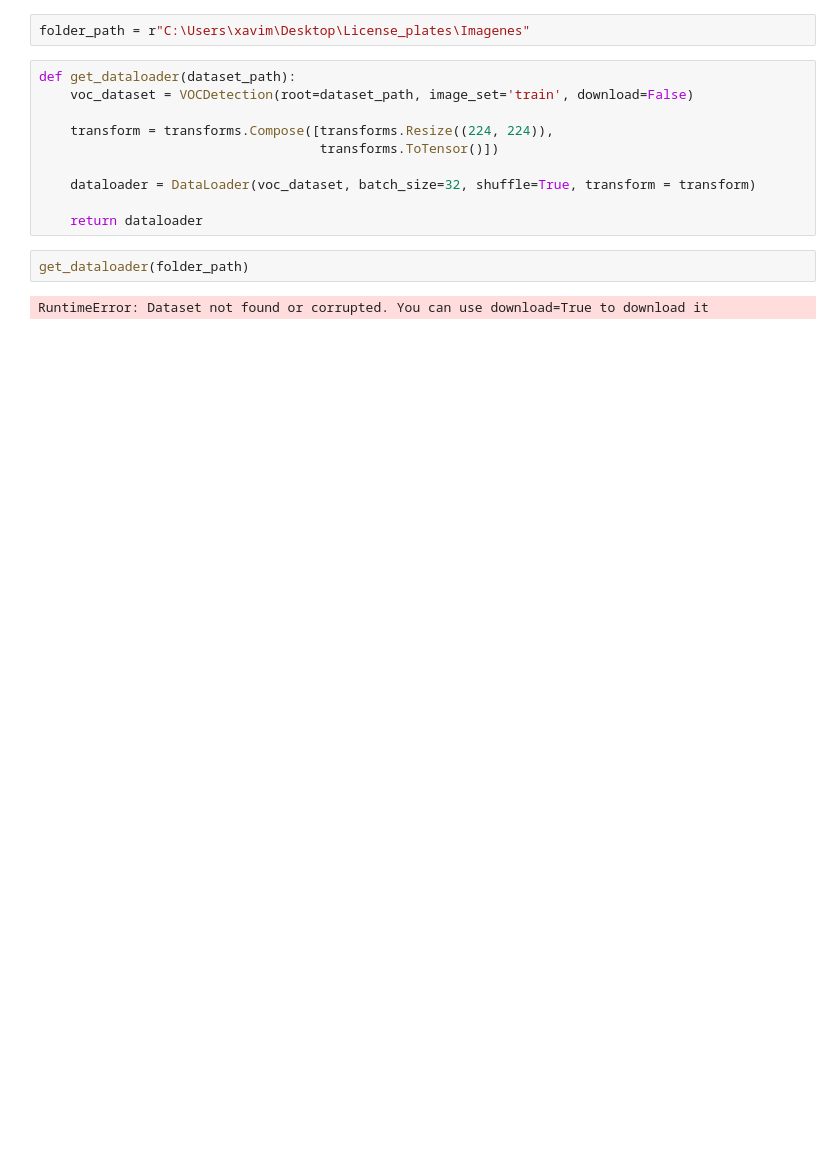
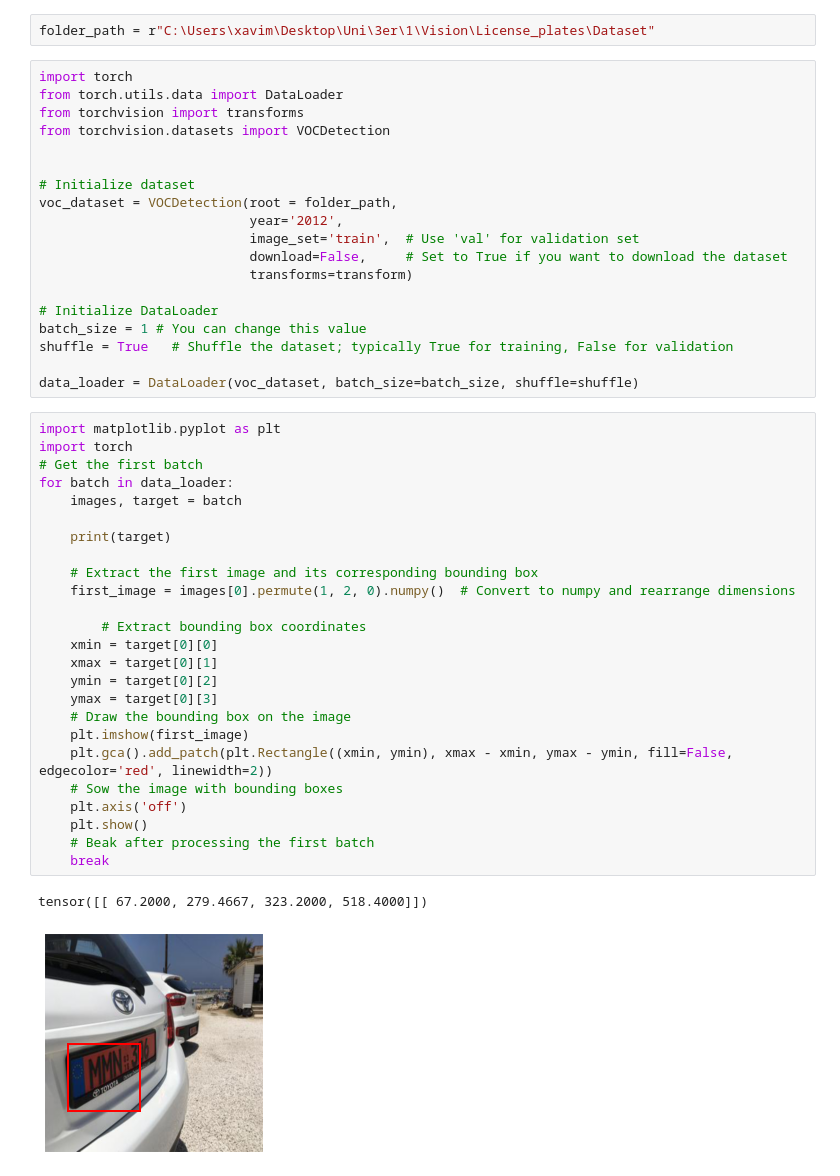
Before and after one commit to adriangar8/vision_learning_project1, a Jupyter notebook: project1/new appr/loader.ipynb, the cells around one changed output. Drawn from its saved outputs; the diff is of its cells as text; blank space fills up the shorter version.

Commit message:
Resize bbox, da mal

```diff
--- a/project1/new appr/loader.ipynb
+++ b/project1/new appr/loader.ipynb
@@ -59,16 +43,49 @@ class CustomVOCDetection(VOCDetection):
 # %%
-folder_path = r"C:\Users\xavim\Desktop\License_plates\Imagenes"
+folder_path = r"C:\Users\xavim\Desktop\Uni\3er\1\Vision\License_plates\Dataset"
-# %%
-def get_dataloader(dataset_path):
-    voc_dataset = VOCDetection(root=dataset_path, image_set='train', download=False)
-
-    transform = transforms.Compose([transforms.Resize((224, 224)),
-                                    transforms.ToTensor()])
-
-    dataloader = DataLoader(voc_dataset, batch_size=32, shuffle=True, transform = transform)
-
-    return dataloader
-# %%
-get_dataloader(folder_path)
-# %% [output]
-RuntimeError: Dataset not found or corrupted. You can use download=True to download it
+# %%
+import torch
+from torch.utils.data import DataLoader
+from torchvision import transforms
+from torchvision.datasets import VOCDetection
+
+
+# Initialize dataset
+voc_dataset = VOCDetection(root = folder_path,
+                           year='2012',
+                           image_set='train',  # Use 'val' for validation set
+                           download=False,     # Set to True if you want to download the dataset
+                           transforms=transform)
+
+# Initialize DataLoader
+batch_size = 1 # You can change this value
+shuffle = True   # Shuffle the dataset; typically True for training, False for validation
+
+data_loader = DataLoader(voc_dataset, batch_size=batch_size, shuffle=shuffle)
+# %%
+import matplotlib.pyplot as plt
+import torch
+# Get the first batch
+for batch in data_loader:
+    images, target = batch
+
+    print(target)
+
+    # Extract the first image and its corresponding bounding box
+    first_image = images[0].permute(1, 2, 0).numpy()  # Convert to numpy and rearrange dimensions
+
+        # Extract bounding box coordinates
+    xmin = target[0][0]
+    xmax = target[0][1]
+    ymin = target[0][2]
+    ymax = target[0][3]
+    # Draw the bounding box on the image
+    plt.imshow(first_image)
+    plt.gca().add_patch(plt.Rectangle((xmin, ymin), xmax - xmin, ymax - ymin, fill=False, edgecolor='red', linewidth=2))
+    # Sow the image with bounding boxes
+    plt.axis('off')
+    plt.show()
+    # Beak after processing the first batch
+    break
+# %% [output]
+tensor([[ 67.2000, 279.4667, 323.2000, 518.4000]])
+[figure, added]
```
Also changed, not shown: parts of 3 cells of this notebook, 3 other files.
